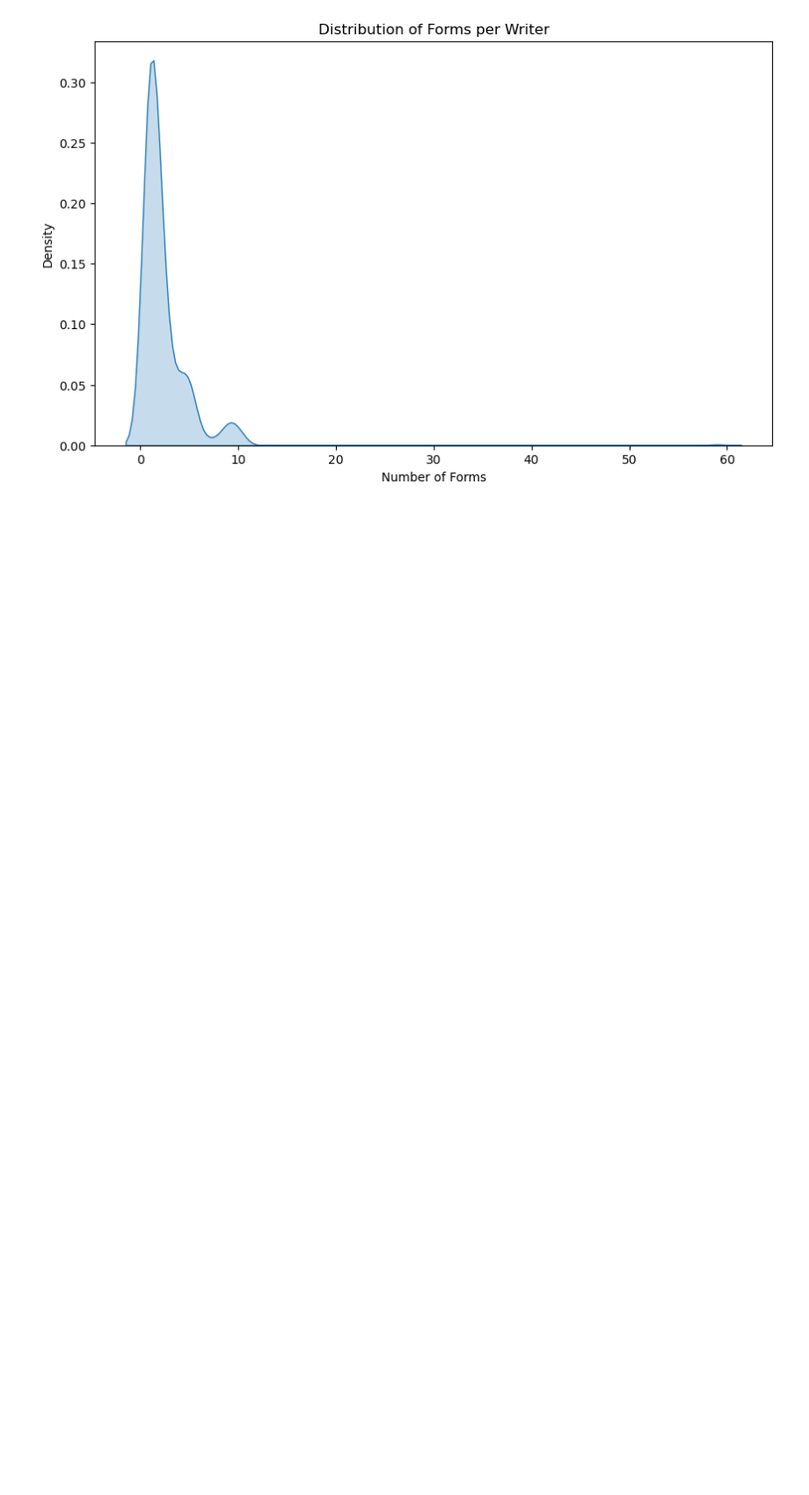
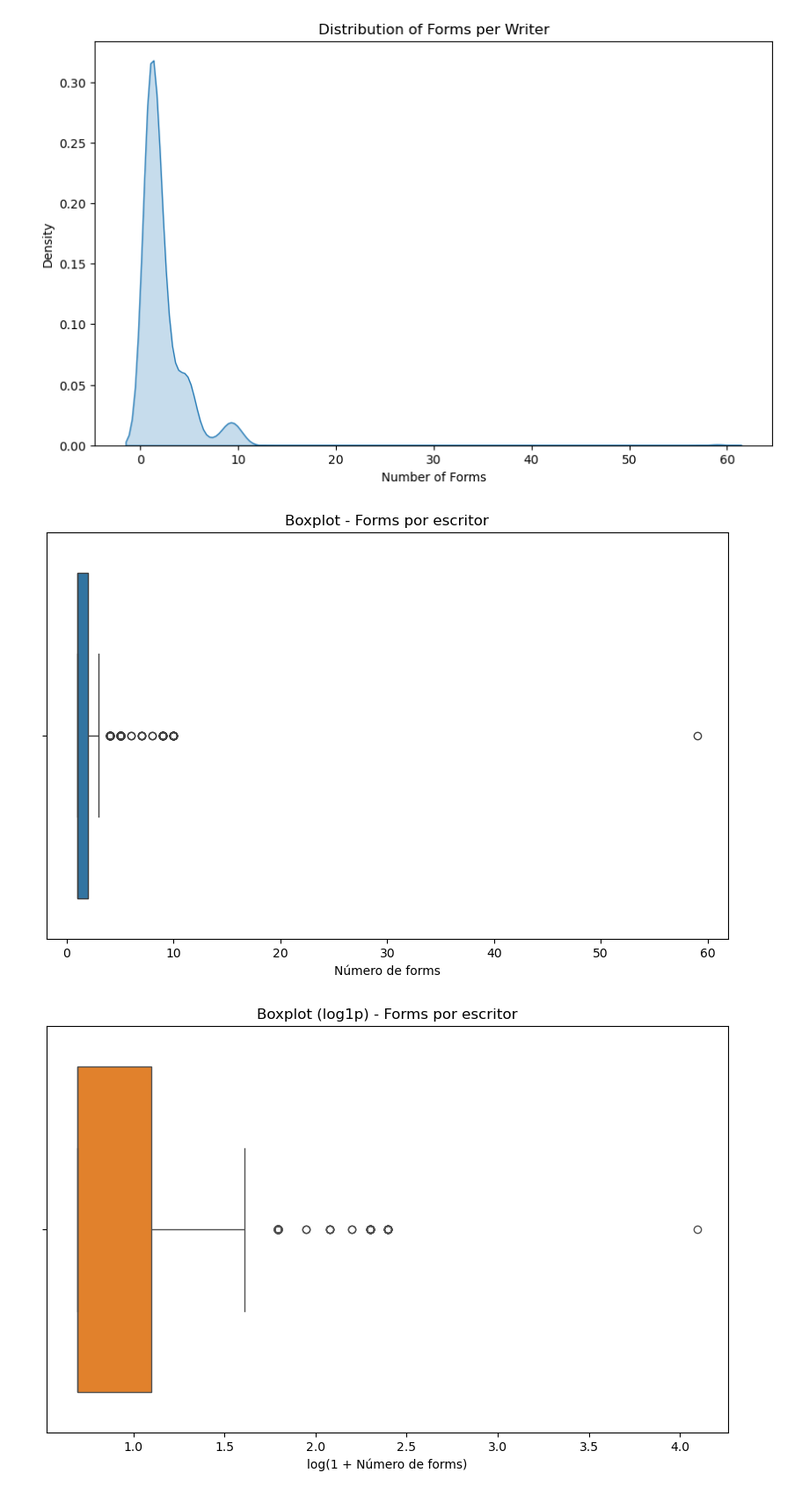
Before and after one commit to lauranagamine1/ml-p3-character-recognition, a Jupyter notebook: eda_iam.ipynb, the cells around one changed output. Shown at 88% size. Saved outputs shown, nothing was run; the diff lists cells and outputs as text; code cells hidden in the pictures; blank space fills up the shorter version.

```diff
--- a/eda_iam.ipynb
+++ b/eda_iam.ipynb
@@ -34,13 +34,28 @@ print(f"Total form images: {total_forms}")
 # %% [output]
 Total form images: 1539
 # %%
-forms_count = list(forms_per_writer.values())
-print("Forms per writer:")
-print(f"    Mean: {np.mean(forms_count):.1f}")
-print(f"    Median: {np.median(forms_count):.1f}")
-print(f"    Mode: {pd.Series(forms_count).mode()[0]}")
-print(f"    Min: {np.min(forms_count)}")
-print(f"    Max: {np.max(forms_count)}")
-print(f"    Std Dev: {np.std(forms_count):.1f}")
-print(f"    Variance: {np.var(forms_count):.1f}")
+forms_count = np.array(list(forms_per_writer.values()))
+
+stats = {
+    "Mean": float(forms_count.mean()),
+    "Median": float(np.median(forms_count)),
+    "Mode": int(pd.Series(forms_count).mode().iloc[0]),
+    "Min": int(forms_count.min()),
+    "Max": int(forms_count.max()),
+    "Std Dev": float(forms_count.std()),
+    "Variance": float(forms_count.var())
+}
+
+df_stats = pd.Series(stats).rename("value").to_frame()
+# format values: integers without decimals, floats with 1 decimal
+def fmt(v):
+    if isinstance(v, (int, np.integer)):
+        return f"{v:,}"
+    return f"{v:,.1f}"
+
+df_stats["formatted"] = df_stats["value"].apply(fmt)
+df_stats = df_stats[["formatted"]].rename(columns={"formatted": "Value"})
+
+print("Forms per writer summary:")
+display(df_stats)
 # %% [output]
@@ -78,3 +109,18 @@ plt.ylabel('Density')
 plt.show()
 # %% [output]
 [figure]
+# %%
+plt.figure(figsize=(10, 6))
+sns.boxplot(x=forms_count, color='tab:blue')
+plt.title('Boxplot - Forms por escritor')
+plt.xlabel('Número de forms')
+plt.show()
+
+plt.figure(figsize=(10, 6))
+sns.boxplot(x=np.log1p(forms_count), color='tab:orange')
+plt.title('Boxplot (log1p) - Forms por escritor')
+plt.xlabel('log(1 + Número de forms)')
+plt.show()
+# %% [output]
+[figure, added]
+[figure, added]
```
Also changed, not shown: parts of 3 cells of this notebook.
